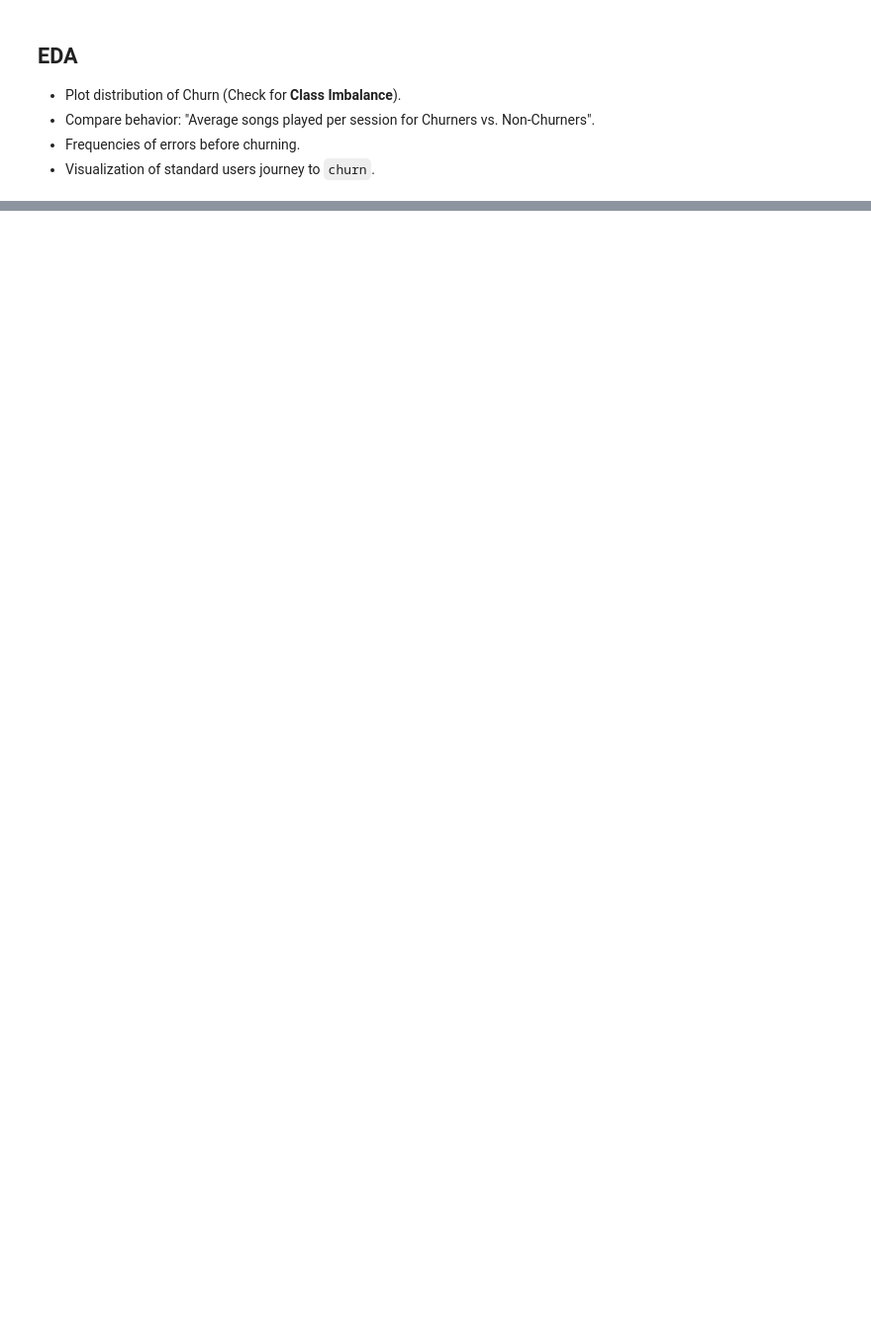
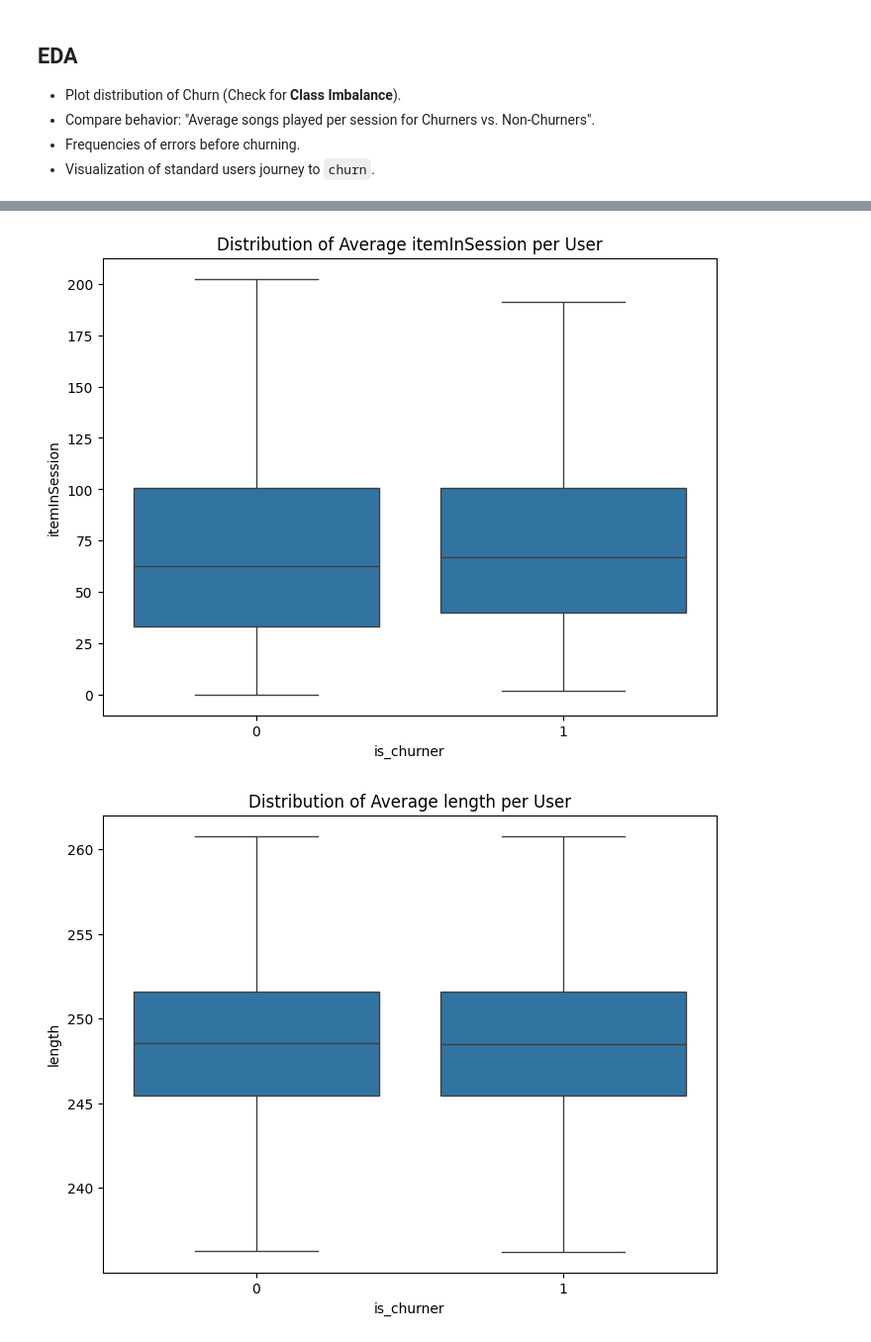
Before and after one commit to RaynorEtienn/Python4DataScience, a Jupyter notebook: Project/notebooks/EDA.ipynb, the cells around one changed output, grey strips where cells are left out. Shown at 99% size. Cells and saved outputs as stored; diff of their text form; code cells hidden in the pictures; blank space fills up the shorter version.

```diff
--- a/Project/notebooks/EDA.ipynb
+++ b/Project/notebooks/EDA.ipynb
@@ -151,0 +177,11 @@ else:
+# %%
+# 3. Numerical Feature Analysis
+# Columns: itemInSession, length
+# Also calculate 'days_since_registration'
+df['days_since_registration'] = (df['ts'] - df['registration']).dt.total_seconds() / (24 * 3600)  # type: ignore
+
+numerical_cols = ['itemInSession', 'length', 'days_since_registration']
+plot_numerical_churn_impact(df, numerical_cols)
+# %% [output]
+[figure, added]
+[figure, added]
```
Also changed, not shown: parts of 13 cells of this notebook, 6 other files.
